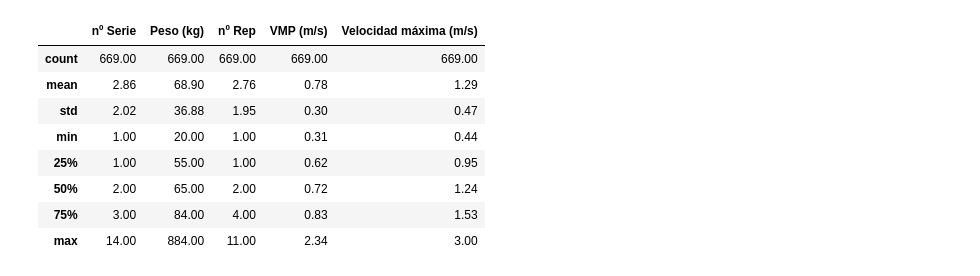
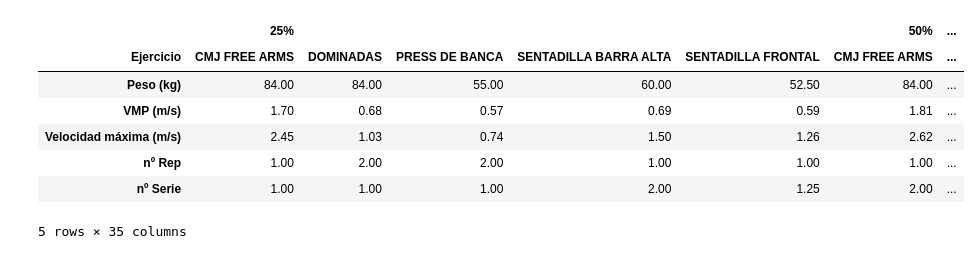
Before and after one commit to Yermanama/Analisis-Datos-Entreno, a Jupyter notebook: nuevaapp/analisis_datos.ipynb, the cells around one changed output. Saved outputs shown, nothing was run; the diff lists cells and outputs as text; code cells hidden in the pictures.

Commit message:
Análisis general de los datos hecho

```diff
--- a/nuevaapp/analisis_datos.ipynb
+++ b/nuevaapp/analisis_datos.ipynb
@@ -7,23 +8,30 @@ import seaborn as sns
 # %%
 #Después nos traemos el archivo de datos
 df = pd.read_excel(r'C:\Users\Usuario\Desktop\Programación\Proyecto Análisis de Datos Entrenos\nuevaapp\Datos.xlsx')
-# %%
-#Vamos a ver primero una primera aproximación a los datos con una estadística descriptiva básica
-estadisticas_basicas = df.describe().round(2)
-
-#Quiero representar gráficamente los datos de estadísticas básicas con un histograma
-# Elimina la columna 'Unnamed: 0'
-estadisticas_basicas = estadisticas_basicas.drop('Unnamed: 0', axis=1)
-
-from IPython.display import display
-display(estadisticas_basicas)
-# %% [output]
-|  | nº Serie | Peso (kg) | nº Rep | VMP (m/s) | Velocidad máxima (m/s) |
-| count | 669.00 | 669.00 | 669.00 | 669.00 | 669.00 |
-| mean | 2.86 | 68.90 | 2.76 | 0.78 | 1.29 |
-| std | 2.02 | 36.88 | 1.95 | 0.30 | 0.47 |
-| min | 1.00 | 20.00 | 1.00 | 0.31 | 0.44 |
-| 25% | 1.00 | 55.00 | 1.00 | 0.62 | 0.95 |
-| 50% | 2.00 | 65.00 | 2.00 | 0.72 | 1.24 |
-| 75% | 3.00 | 84.00 | 4.00 | 0.83 | 1.53 |
-| max | 14.00 | 884.00 | 11.00 | 2.34 | 3.00 |
+# %%
+# Calcular estadísticas básicas por ejercicio
+estadisticas_basicas_por_ejercicio = df.groupby('Ejercicio').describe().round(2)
+
+# Eliminar la columna 'count'
+estadisticas_basicas_por_ejercicio = estadisticas_basicas_por_ejercicio.drop([('Unnamed: 0', 'count')], axis=1)
+
+# Transponer el MultiIndex para mostrar las estadísticas básicas en función del ejercicio
+estadisticas_basicas_por_ejercicio = estadisticas_basicas_por_ejercicio.stack(0).unstack(0)
+
+# Eliminar la fila 'Unnamed: 0'
+estadisticas_basicas_por_ejercicio = estadisticas_basicas_por_ejercicio.drop('Unnamed: 0', axis=0)
+
+#Eliminar columna count
+estadisticas_basicas_por_ejercicio = estadisticas_basicas_por_ejercicio.drop('count', axis=1)
+
+# Visualizar las estadísticas básicas por ejercicio
+display(estadisticas_basicas_por_ejercicio)
+# %% [output]
+|  | 25% |  |  |  |  | 50% | ... |
+| Ejercicio | CMJ FREE ARMS | DOMINADAS | PRESS DE BANCA | SENTADILLA BARRA ALTA | SENTADILLA FRONTAL | CMJ FREE ARMS | ... |
+| Peso (kg) | 84.00 | 84.00 | 55.00 | 60.00 | 52.50 | 84.00 | ... |
+| VMP (m/s) | 1.70 | 0.68 | 0.57 | 0.69 | 0.59 | 1.81 | ... |
+| Velocidad máxima (m/s) | 2.45 | 1.03 | 0.74 | 1.50 | 1.26 | 2.62 | ... |
+| nº Rep | 1.00 | 2.00 | 2.00 | 1.00 | 1.00 | 1.00 | ... |
+| nº Serie | 1.00 | 1.00 | 1.00 | 2.00 | 1.25 | 2.00 | ... |
+5 rows × 35 columns
```
Also changed, not shown: parts of 3 cells of this notebook.
